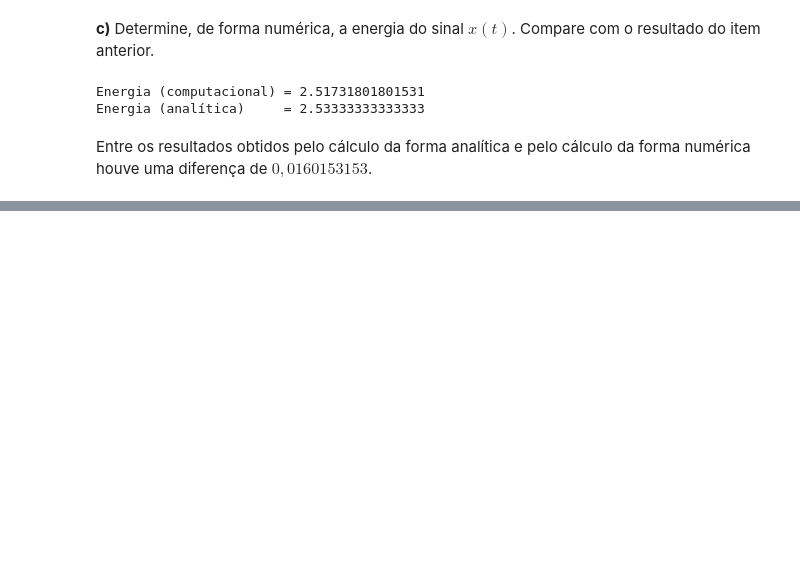
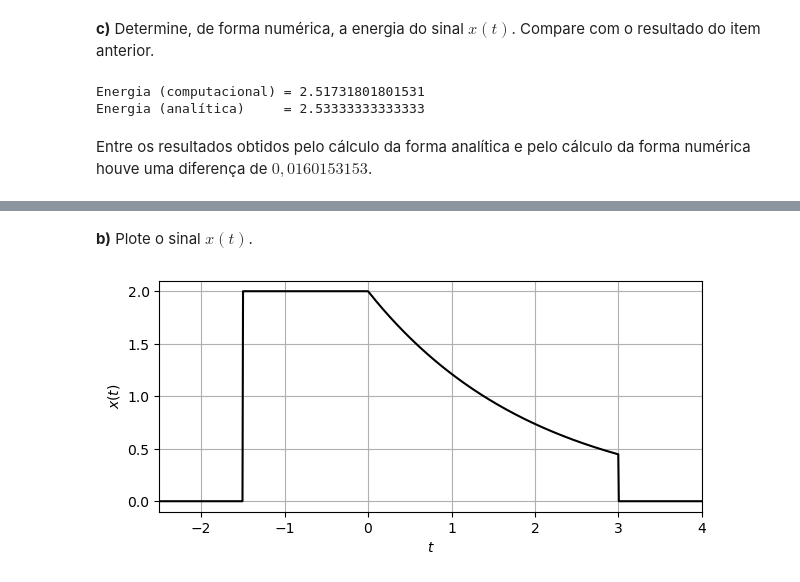
Before and after one commit to eltonlima01/signals-and-systems, a Jupyter notebook: 1st-Computational-Assignment/main.ipynb, the cells around one changed output, grey strips where cells are left out. Cells and saved outputs as stored; diff of their text form; code cells hidden in the pictures; blank space fills up the shorter version.

```diff
--- a/1st-Computational-Assignment/main.ipynb
+++ b/1st-Computational-Assignment/main.ipynb
@@ -65,0 +72,25 @@ Entre os resultados obtidos pelo cálculo da forma analítica e pelo cálculo da
+# %% [markdown]
+**b)** Plote o sinal $x(t)$.
+# %%
+t1, t2 = -2.5, 4
+t = numpy.linspace (t1, t2, points)
+
+u1 = 1.0 * (t >= -1.5)
+u2 = 1.0 * (t >= 0)
+x1 = (2) * (u1 - u2)
+
+u1 = 1.0 * (t >= 0)
+u2 = 1.0 * (t >= 3)
+x2 = (2 * numpy.exp (-t/2)) * (u1 - u2)
+
+x = x1 + x2
+
+plt.figure (figsize = (7, 3))
+plt.plot (t, x, "k")
+plt.xlabel ("$t$")
+plt.ylabel ("$x(t)$")
+plt.xlim ([t1, t2])
+plt.grid ()
+plt.show ()
+# %% [output]
+[figure, added]
```
Also changed, not shown: parts of 10 cells of this notebook, 1 other file.
